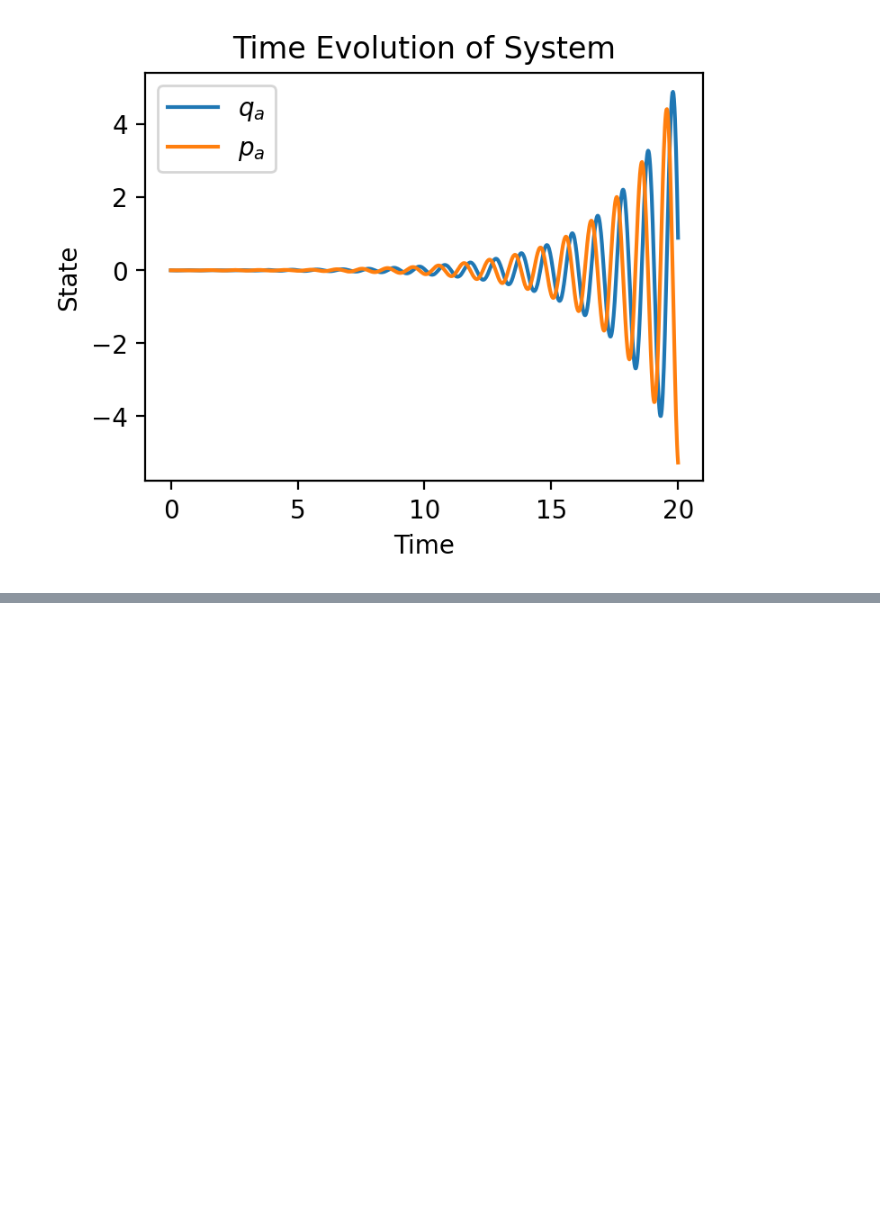
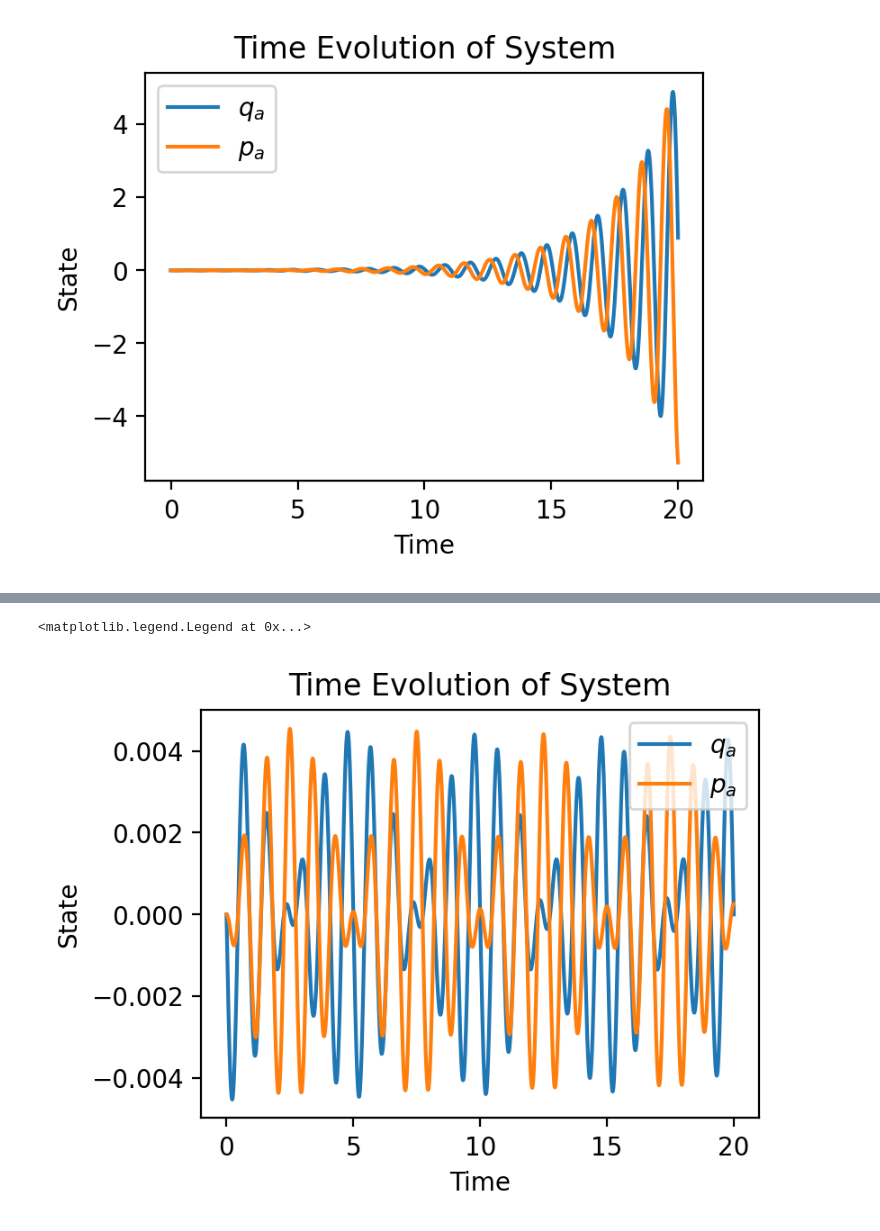
Before and after one commit to Phionx/quantumnetworks, a Jupyter notebook: demos/analysis/SolverOptimizer.ipynb, the cells around one changed output, grey strips where cells are left out. Cells and saved outputs as stored; diff of their text form; code cells hidden in the pictures; blank space fills up the shorter version.

```diff
--- a/demos/analysis/SolverOptimizer.ipynb
+++ b/demos/analysis/SolverOptimizer.ipynb
@@ -46,0 +58,11 @@ ax.legend()
+# %%
+# calculate x_r(t)
+
+ts = np.linspace(0, 20, int(20/dts[-1] + 1))
+X_r = sys.forward_euler(x_0, ts)
+# %%
+fig, ax = plot_full_evolution(X_r, ts, labels=["$q_a$","$p_a$"])
+ax.legend()
+# %% [output]
+<matplotlib.legend.Legend at 0x...>
+[figure, added]
```
Also changed, not shown: parts of 7 cells of this notebook, 1 other file.
